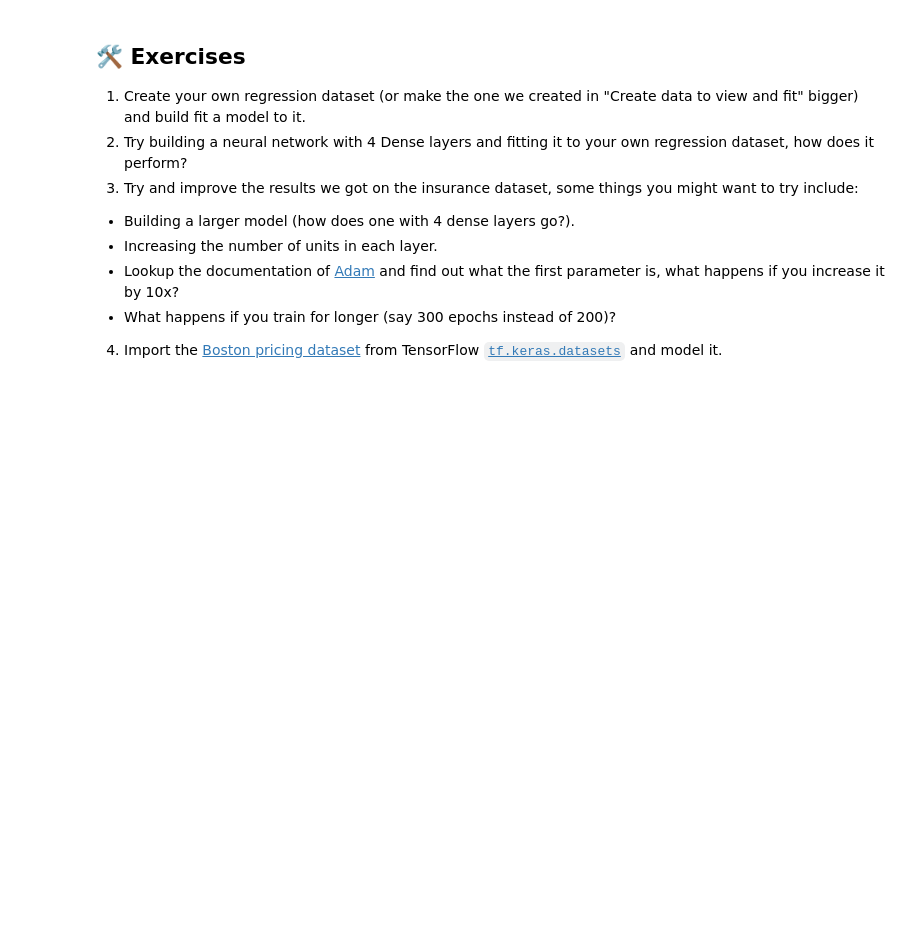
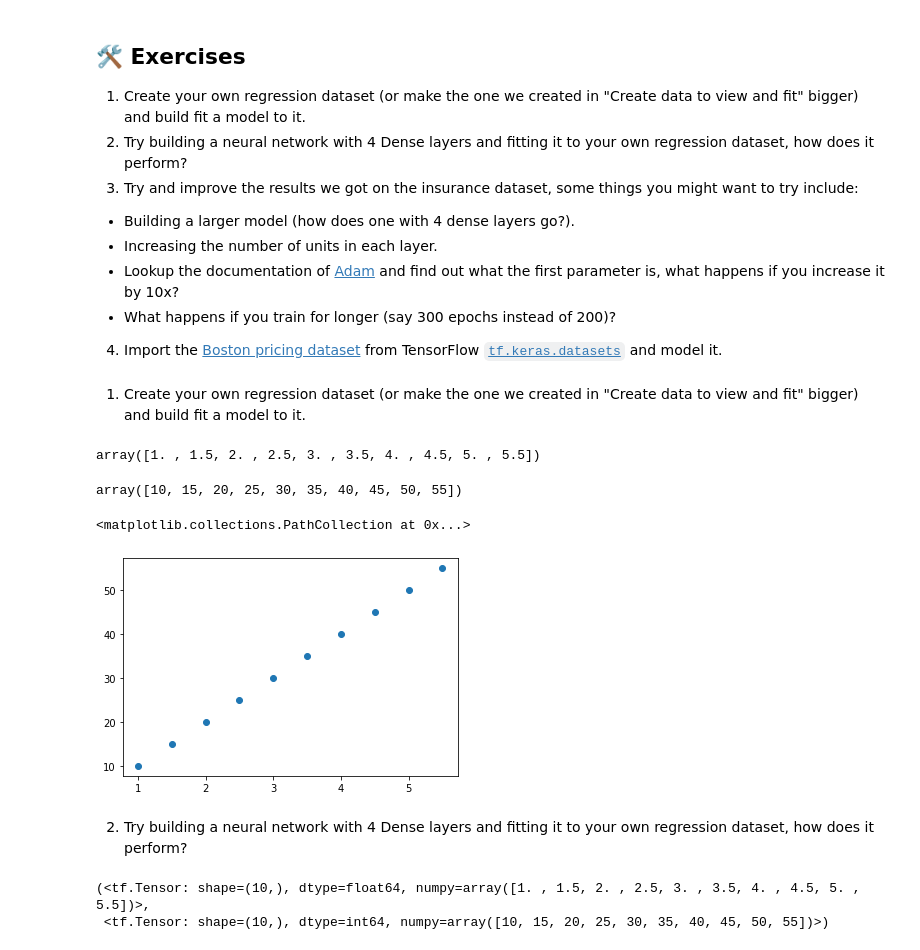
Before and after one commit to El-Nico/tensorflow-notes, a Jupyter notebook: regression_excersises.ipynb, the cells around one changed output. Drawn from its saved outputs; the diff is of its cells as text; code cells hidden in the pictures; blank space fills up the shorter version.

Commit message:
regression excercises 2

```diff
--- a/regression_excersises.ipynb
+++ b/regression_excersises.ipynb
@@ -10,3 +10,5 @@
   * Lookup the documentation of [Adam](https://www.tensorflow.org/api_docs/python/tf/keras/optimizers/Adam) and find out what the first parameter is, what happens if you increase it by 10x?
   * What happens if you train for longer (say 300 epochs instead of 200)?
 4. Import the [Boston pricing dataset](https://www.tensorflow.org/api_docs/python/tf/keras/datasets/boston_housing/load_data) from TensorFlow [`tf.keras.datasets`](https://www.tensorflow.org/api_docs/python/tf/keras/datasets) and model it.
+# %% [markdown]
+1. Create your own regression dataset (or make the one we created in "Create data to view and fit" bigger) and build fit a model to it.
@@ -12,0 +19,20 @@
+# %%
+#create features
+X=np.arange(1,6,0.5)
+X
+# %% [output]
+array([1. , 1.5, 2. , 2.5, 3. , 3.5, 4. , 4.5, 5. , 5.5])
+# %%
+#create labels
+Y=np.arange(10,60,5)
+Y
+# %% [output]
+array([10, 15, 20, 25, 30, 35, 40, 45, 50, 55])
+# %%
+#visualize
+plt.scatter(X, Y)
+# %% [output]
+<matplotlib.collections.PathCollection at 0x...>
+[figure, added]
+# %% [markdown]
+2. Try building a neural network with 4 Dense layers and fitting it to your own regression dataset, how does it perform?
@@ -12,0 +42,8 @@
+# %%
+#tensorize numpy array
+X=tf.constant(X)
+Y=tf.constant(Y)
+X,Y
+# %% [output]
+(<tf.Tensor: shape=(10,), dtype=float64, numpy=array([1. , 1.5, 2. , 2.5, 3. , 3.5, 4. , 4.5, 5. , 5.5])>,
+ <tf.Tensor: shape=(10,), dtype=int64, numpy=array([10, 15, 20, 25, 30, 35, 40, 45, 50, 55])>)
```
Also changed, not shown: parts of 25 cells of this notebook.
